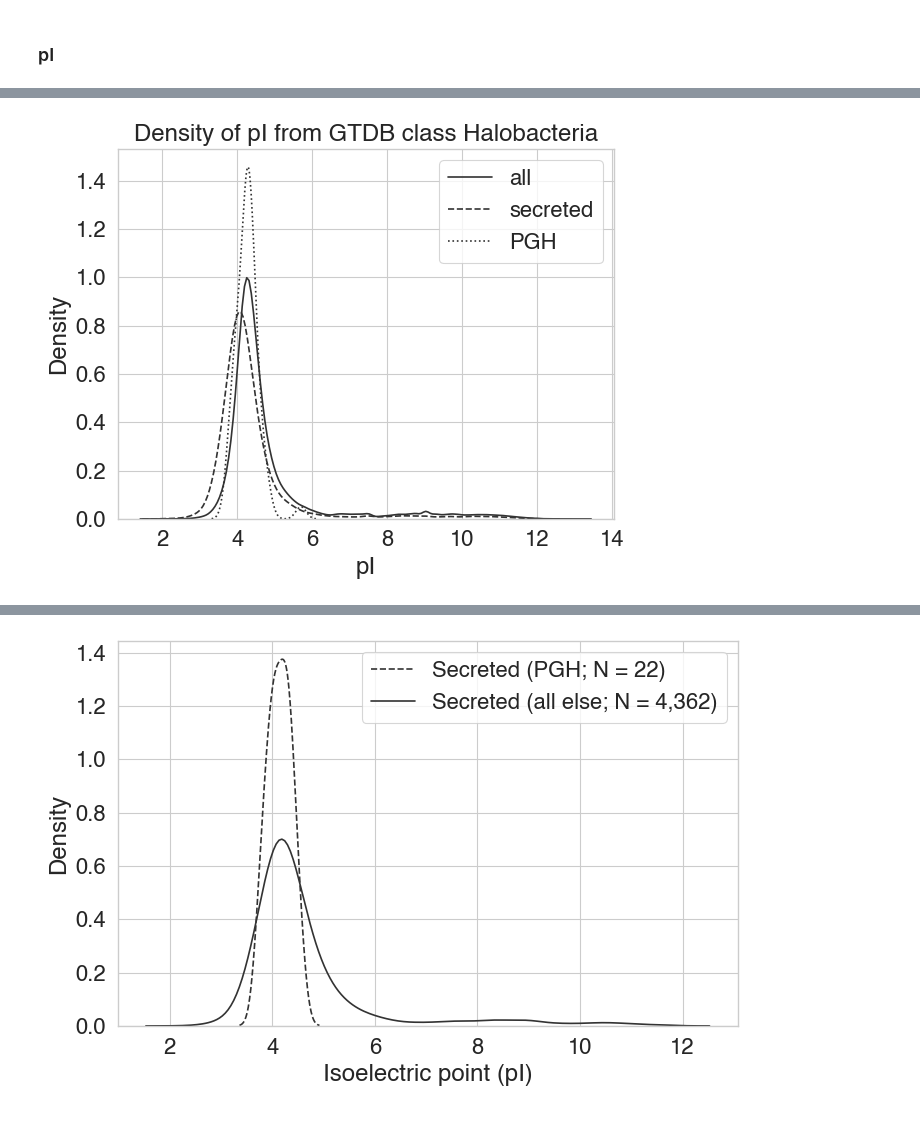
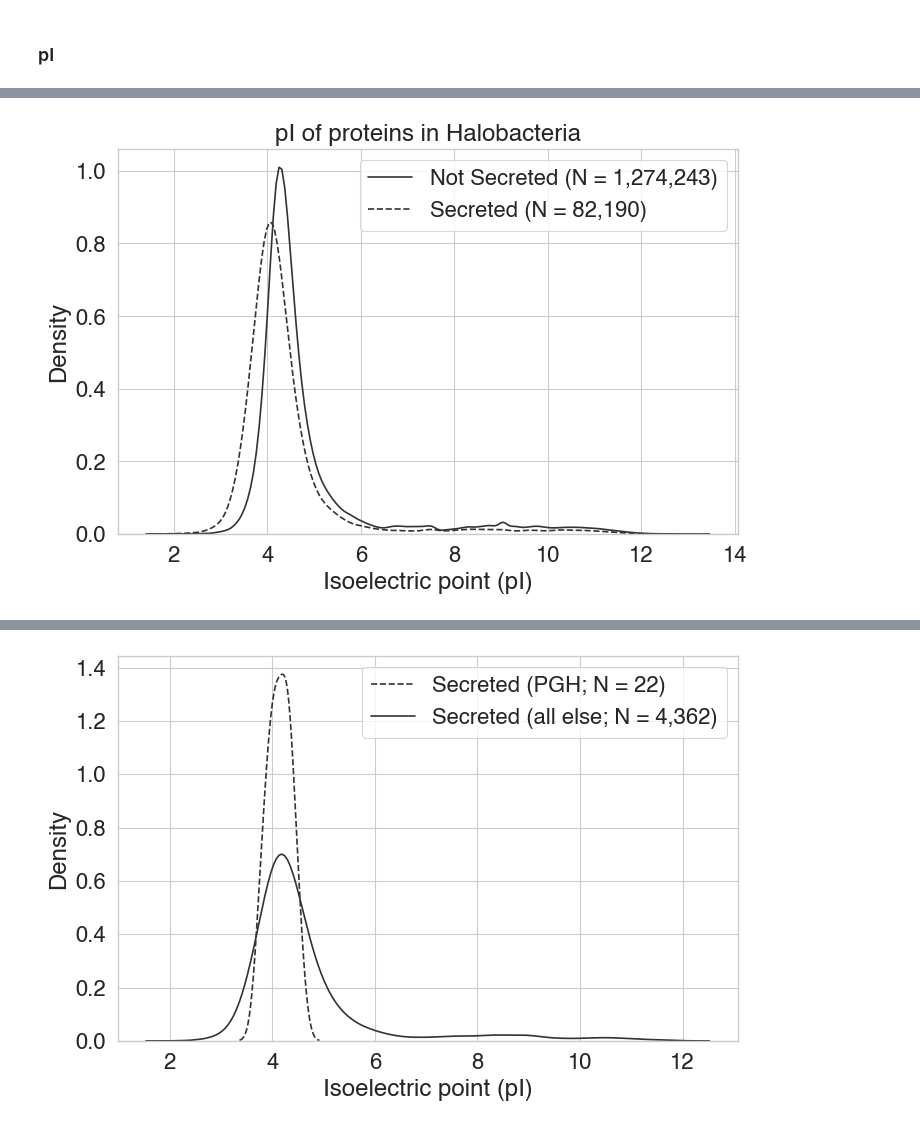
Before and after one commit to srom/archaea-vs-bacteria, a Jupyter notebook: notebook/halobacteria_bias.ipynb, the cells around one changed output, grey strips where cells are left out. Drawn from its saved outputs; the diff is of its cells as text; code cells hidden in the pictures.

```diff
--- a/notebook/halobacteria_bias.ipynb
+++ b/notebook/halobacteria_bias.ipynb
@@ -92,0 +145,18 @@ bias_df.head()
+# %%
+group1_data = bias_df[
+    (bias_df['secreted'] == 'No signal peptide')
+]['pI'].values
+
+group2_data = bias_df[
+    (bias_df['secreted'] == 'Signal peptide')
+]['pI'].values
+
+ax, p = boxplot(group1_data, group2_data, y_max=6.0)
+
+ax.set_title(f'pI of proteins in Halobacteria')
+ax.set_xlabel('')
+ax.set_ylabel('Isoelectric point (pI)')
+ax.set_xticks([0, 1]);
+ax.set_xticklabels([f'Not secreted', f'Secreted'])
+
+plt.gcf().savefig(figures_folder / 'halobacteria_bias' / 'Halobacteria_pI_boxplot.pdf', dpi=300, bbox_inches='tight');
@@ -93,12 +166,10 @@ bias_df.head()
 # %%
-ax = sns.kdeplot(bias_df['pI'].values, color='#333333', label='all', common_norm=True)
-sns.kdeplot(bias_df[bias_df['signal_peptide'].notnull()]['pI'].values, color='#333333', label='secreted', linestyle='dashed', ax=ax)
-sns.kdeplot(bias_df[bias_df['pgh_architecture'].notnull()]['pI'].values, color='#333333', label='PGH', linestyle='dotted', ax=ax)
-
-ax.set_xlabel('pI');
-ax.set_title('Density of pI from GTDB class Halobacteria');
+f, ax = plt.subplots(1, 1, figsize=(8, 5))
+sns.kdeplot(group1_data, color='#333333', label=f'Not Secreted (N = {len(group1_data):,})', ax=ax)
+sns.kdeplot(group2_data, color='#333333', label=f'Secreted (N = {len(group2_data):,})', linestyle='dashed', ax=ax)
+ax.set_xlabel('Isoelectric point (pI)')
+ax.set_title(f'pI of proteins in Halobacteria')
 ax.legend();
-
 plt.gcf().savefig(figures_folder / 'halobacteria_bias' / 'Halobacteria_pI.pdf', dpi=300, bbox_inches='tight');
 # %% [output]
-[figure, old version]
+[figure, new version]
```
Also changed, not shown: parts of 6 cells of this notebook, 6 other files.
